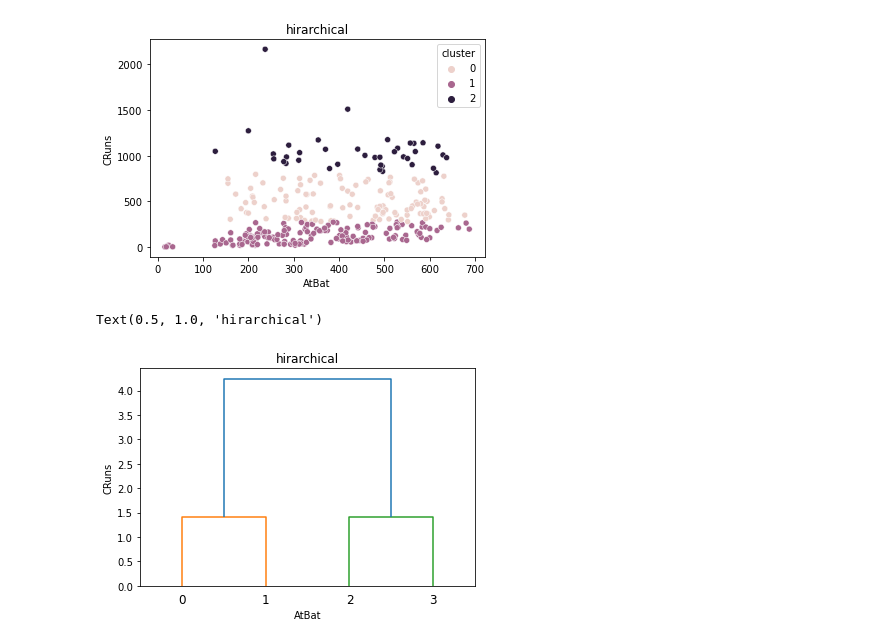
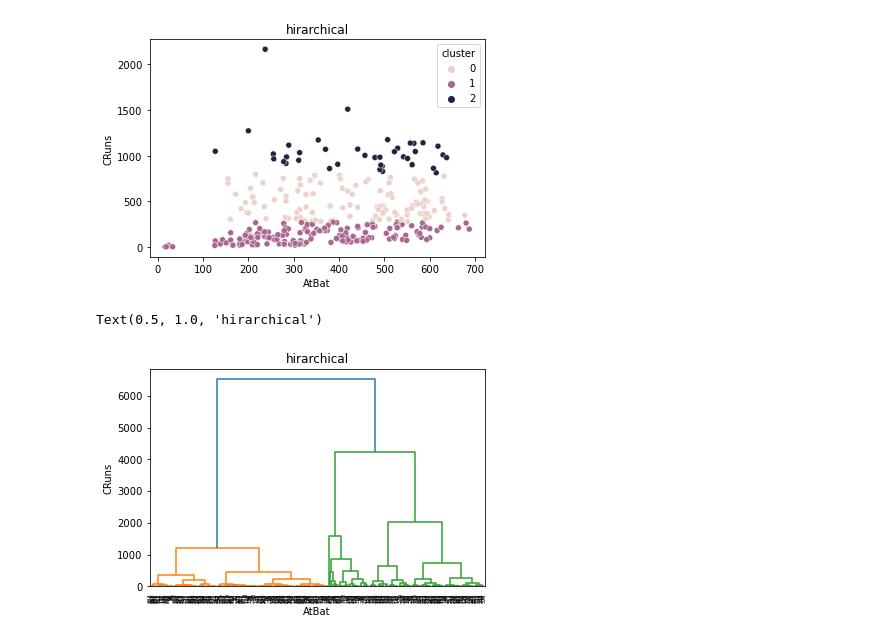
Before and after one commit to Prathamesh47/Machine-Learning, a Jupyter notebook: K-Means _ Hirarchical Clustering/Hitters.ipynb, the cells around one changed output. Saved outputs shown, nothing was run; the diff lists cells and outputs as text; code cells hidden in the pictures.

```diff
--- a/K-Means _ Hirarchical Clustering/Hitters.ipynb
+++ b/K-Means _ Hirarchical Clustering/Hitters.ipynb
@@ -86,12 +86,12 @@ Text(0.5, 1.0, 'hirarchical')
 from scipy.cluster.hierarchy import linkage, dendrogram
 import numpy as np
 # %%
-data=np.array([[1,2],[2,3],[5,6],[6,7]])
-link=linkage(data)
+data=df[['CRuns']]
+link=linkage(data,method='ward')
 dendrogram(link)
 plt.xlabel('AtBat')
 plt.ylabel('CRuns')
 plt.title('hirarchical')
 # %% [output]
 Text(0.5, 1.0, 'hirarchical')
-[figure, old version]
+[figure, new version]
```
Also changed, not shown: 5 other files.
